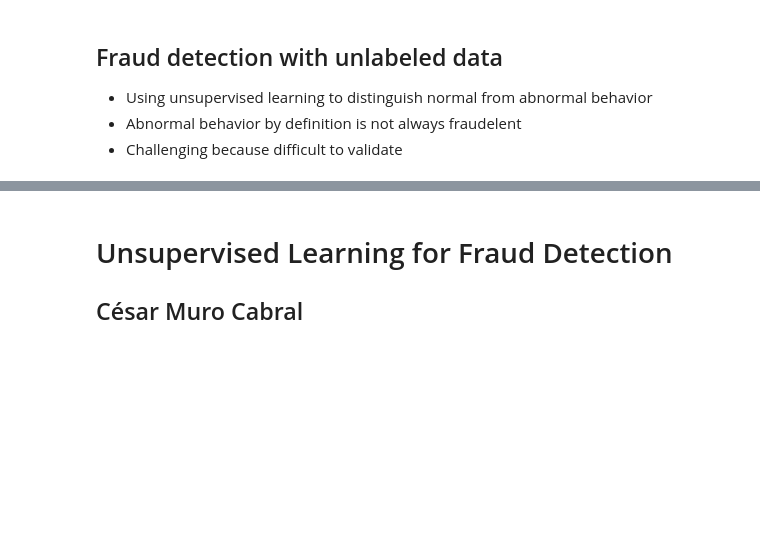
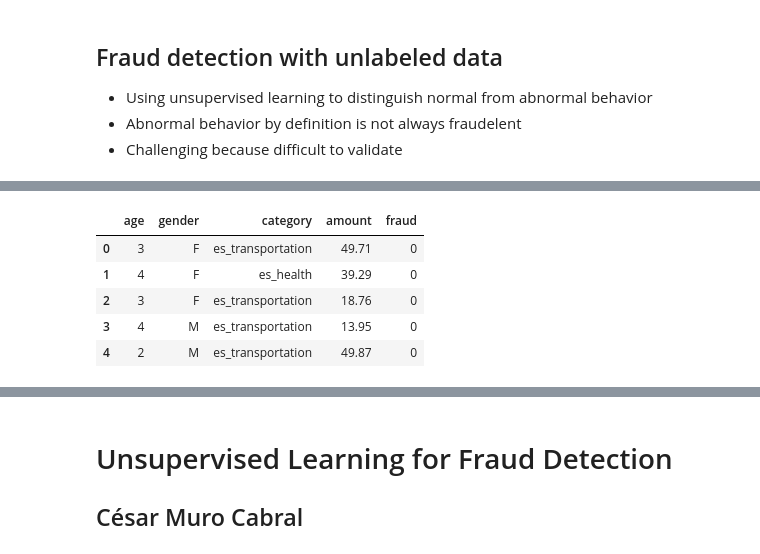
Before and after one commit to cmuro27/Machine_Learning_Projects_and_Notes, a Jupyter notebook: Project_fraud_detection_unsupervised.ipynb, the cells around one changed output, grey strips where cells are left out. Cells and saved outputs as stored; diff of their text form; code cells hidden in the pictures; blank space fills up the shorter version.

```diff
--- a/Project_fraud_detection_unsupervised.ipynb
+++ b/Project_fraud_detection_unsupervised.ipynb
@@ -304,0 +322,12 @@ prd.plot()
+# %%
+import pandas as pd
+df_1 = pd.read_csv("datasets/fraud_detection_datacamp/chapter_3/banksim.csv")
+df = df_1.drop("Unnamed: 0", axis=1)
+df.head()
+# %% [output]
+|  | age | gender | category | amount | fraud |
+| 0 | 3 | F | es_transportation | 49.71 | 0 |
+| 1 | 4 | F | es_health | 39.29 | 0 |
+| 2 | 3 | F | es_transportation | 18.76 | 0 |
+| 3 | 4 | M | es_transportation | 13.95 | 0 |
+| 4 | 2 | M | es_transportation | 49.87 | 0 |
```
Also changed, not shown: parts of 12 cells of this notebook.
